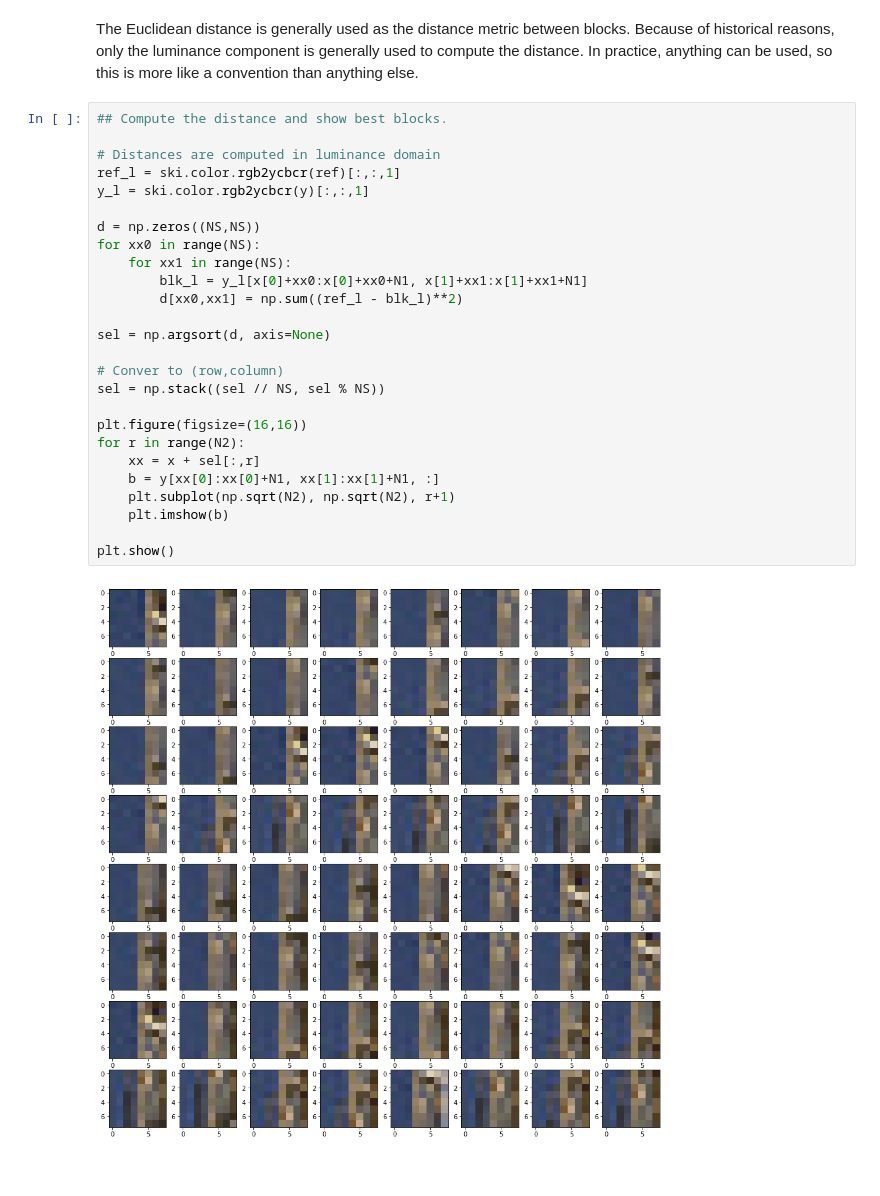
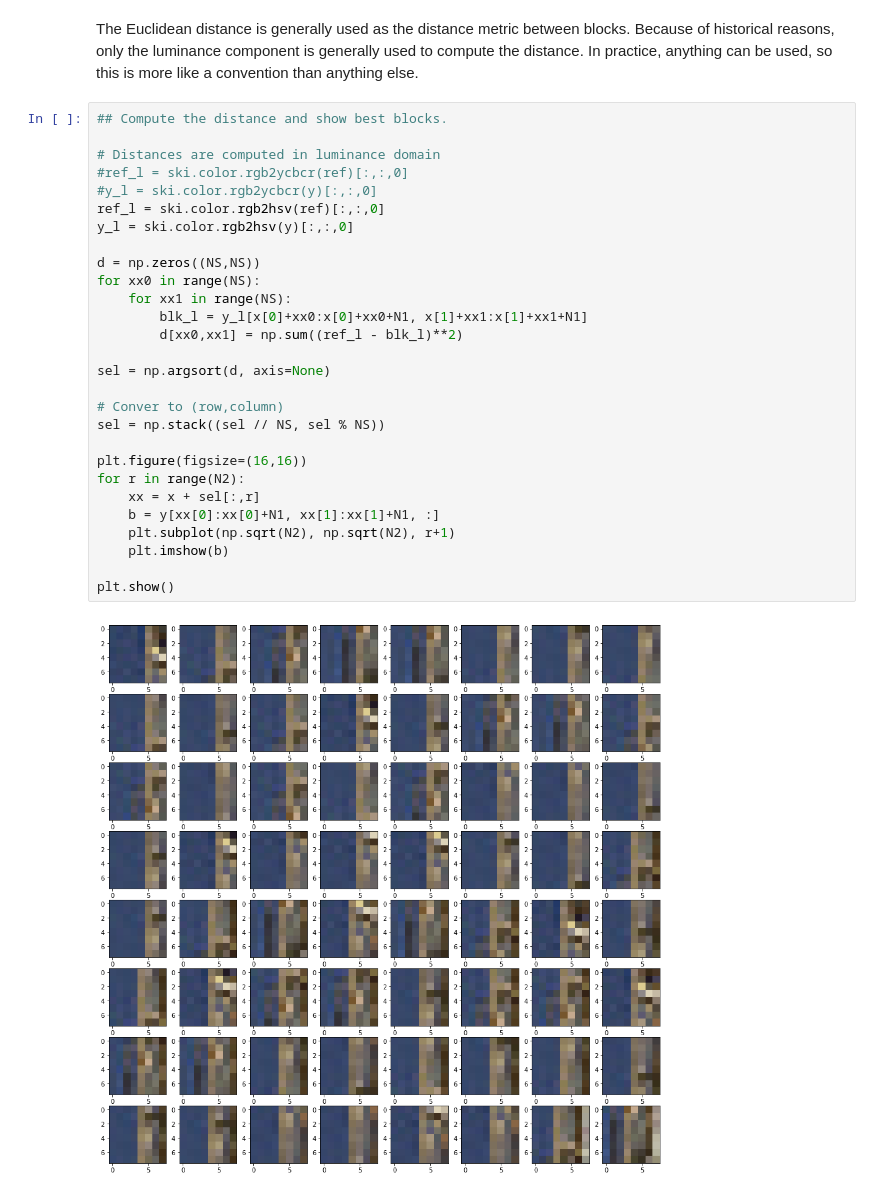
Before and after one commit to githublzb/block_matching_explorer, a Jupyter notebook: Block Match.ipynb, the cells around one changed output. Saved outputs shown, nothing was run; the diff lists cells and outputs as text.

Commit message:
Use rgb2hsv to be compatible with old scikit-image.

```diff
--- a/Block Match.ipynb
+++ b/Block Match.ipynb
@@ -59,28 +59,30 @@ The Euclidean distance is generally used as the distance metric between blocks.
 # %%
 ## Compute the distance and show best blocks.
 
 # Distances are computed in luminance domain
-ref_l = ski.color.rgb2ycbcr(ref)[:,:,1]
-y_l = ski.color.rgb2ycbcr(y)[:,:,1]
+#ref_l = ski.color.rgb2ycbcr(ref)[:,:,0]
+#y_l = ski.color.rgb2ycbcr(y)[:,:,0]
+ref_l = ski.color.rgb2hsv(ref)[:,:,0]
+y_l = ski.color.rgb2hsv(y)[:,:,0]
 
 d = np.zeros((NS,NS))
 for xx0 in range(NS):
     for xx1 in range(NS):
         blk_l = y_l[x[0]+xx0:x[0]+xx0+N1, x[1]+xx1:x[1]+xx1+N1]
         d[xx0,xx1] = np.sum((ref_l - blk_l)**2)
 
 sel = np.argsort(d, axis=None)
 
 # Conver to (row,column)
 sel = np.stack((sel // NS, sel % NS))
 
 plt.figure(figsize=(16,16))
 for r in range(N2):
     xx = x + sel[:,r]
     b = y[xx[0]:xx[0]+N1, xx[1]:xx[1]+N1, :]
     plt.subplot(np.sqrt(N2), np.sqrt(N2), r+1)
     plt.imshow(b)
 
 plt.show()
 # %% [output]
-[figure, old version]
+[figure, new version]
```
